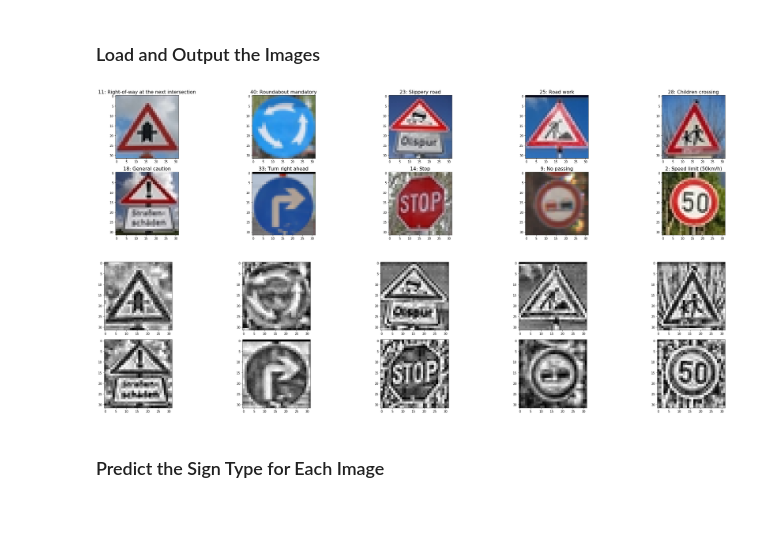
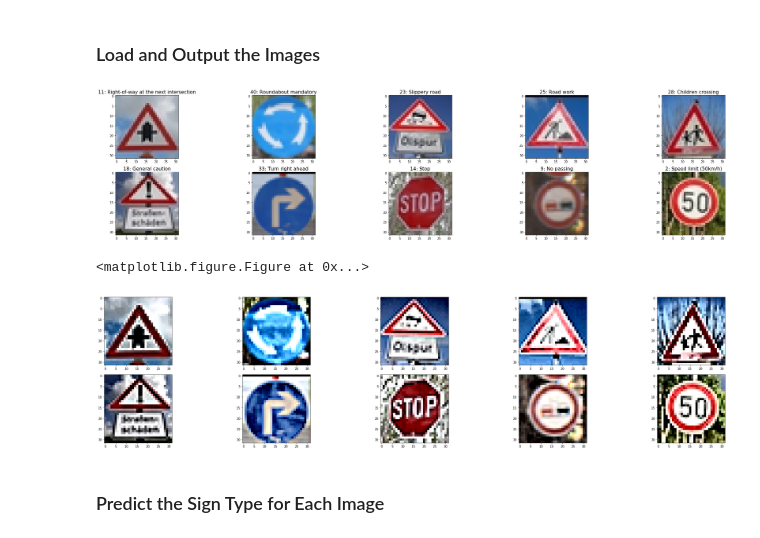
Before and after one commit to chriscab83/CarND-Traffic-Sign-Classifier-Project, a Jupyter notebook: Traffic_Sign_Classifier_2.ipynb, the cells around one changed output. Saved outputs shown, nothing was run; the diff lists cells and outputs as text; code cells hidden in the pictures.

```diff
--- a/Traffic_Sign_Classifier_2.ipynb
+++ b/Traffic_Sign_Classifier_2.ipynb
@@ -656,7 +629,7 @@ sets imply underfitting. A high accuracy on the training set but low accuracy on
 tf.reset_default_graph()
 
 # Features and Labels
-x = tf.placeholder(tf.float32, (None, 32, 32, 1))
+x = tf.placeholder(tf.float32, (None, 32, 32, 3))
 y = tf.placeholder(tf.int32, (None))
 keep_prob = tf.placeholder(tf.float32)
 one_hot_y = tf.one_hot(y, n_classes)
@@ -664,10 +637,9 @@ one_hot_y = tf.one_hot(y, n_classes)
 # Training Pipeline
 rate = 0.0009
 EPOCHS = 100
-MIN_EPOCHS = 60
 BATCH_SIZE = 256
 
-logits = LeNet2(x)
+logits = LeNet(x)
 cross_entropy = tf.nn.softmax_cross_entropy_with_logits(labels=one_hot_y, logits=logits)
 loss_operation = tf.reduce_mean(cross_entropy)
 optimizer = tf.train.AdamOptimizer(learning_rate = rate)
@@ -730,7 +707,7 @@ with tf.Session() as sess:
             print('Model saved')
         else:
             epochs_since_max_accuracy += 1
-            if epochs_since_max_accuracy >= 10 and i > MIN_EPOCHS:
+            if epochs_since_max_accuracy >= 10:
                 break
         print()
 
@@ -810,24 +787,28 @@ for i, filename in enumerate(sorted(glob.glob('traffic-signs-data-2/img*'), key=
     asp.imshow(img, cmap='gray')
     asp.set_title(str(sign_classes[i]) + ': ' + label_dict[sign_classes[i]], fontsize=16)
 
+my_images = np.asarray(my_images)
 plt.tight_layout()
 plt.show()
+
+plt.savefig('./writeup_imgs/my_images.jpg')
 # %% [output]
 [figure]
+<matplotlib.figure.Figure at 0x...>
 # %%
 norm_images = normalize_dataset(my_images)
 
 # display example of each class
 fig = plt.figure(figsize=(32,32))
 
 for i, image in enumerate(norm_images):
     asp = fig.add_subplot(int(n_classes/5)+1, 5, i+1)
-    asp.imshow(image[:,:,0], cmap='gray')
+    asp.imshow(image)
 
 plt.tight_layout()
 plt.show()
 # %% [output]
-[figure, old version]
+[figure, new version]
 # %% [markdown]
 ### Predict the Sign Type for Each Image
 # %%
```
Also changed, not shown: parts of 30 cells of this notebook, 13 other files.
